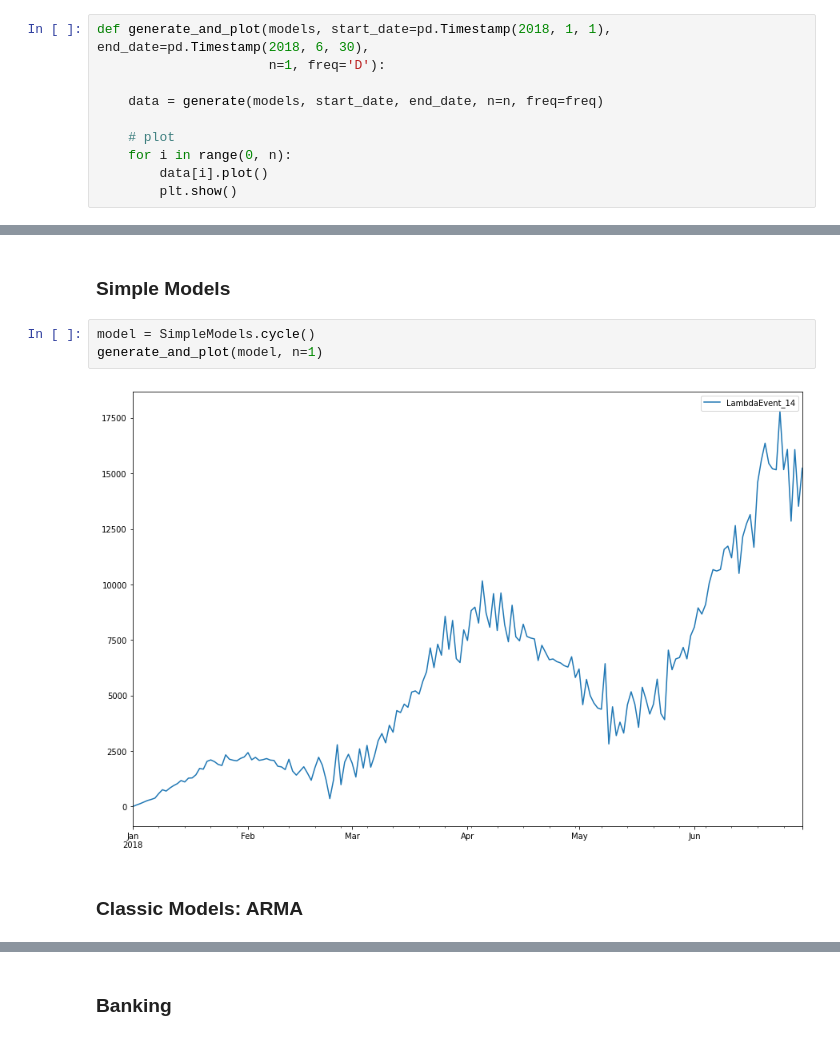
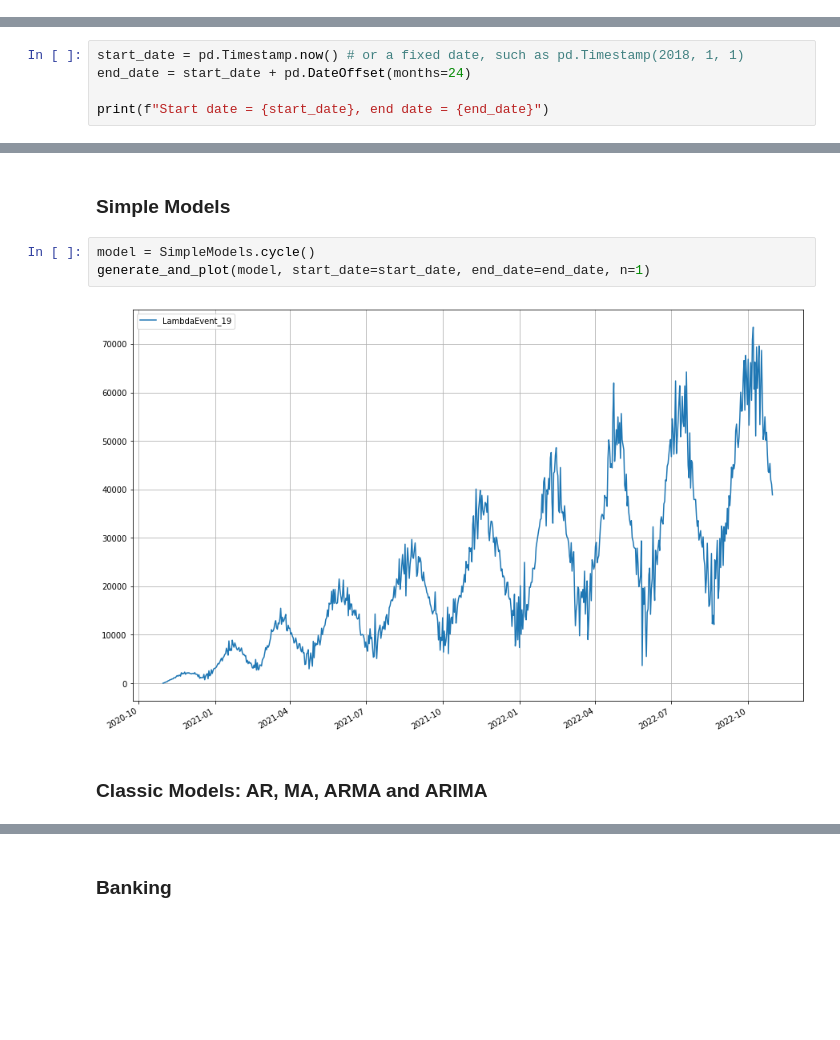
Before and after one commit to paulosalem/time-blender, a Jupyter notebook: notebooks/examples.ipynb, the cells around one changed output, grey strips where cells are left out. Drawn from its saved outputs; the diff is of its cells as text; blank space fills up the shorter version.

Commit message:
Improves learning capabilities. Adds new (financial) modeling examples through Jupyter notebooks. Various minor code improvements.

```diff
--- a/notebooks/examples.ipynb
+++ b/notebooks/examples.ipynb
@@ -22,10 +19,0 @@ Let us define a helper function to generate and plot the models.
-# %%
-def generate_and_plot(models, start_date=pd.Timestamp(2018, 1, 1), end_date=pd.Timestamp(2018, 6, 30),
-                      n=1, freq='D'):
-
-    data = generate(models, start_date, end_date, n=n, freq=freq)
-
-    # plot
-    for i in range(0, n):
-        data[i].plot()
-        plt.show()
@@ -31,0 +22,5 @@ def generate_and_plot(models, start_date=pd.Timestamp(2018, 1, 1), end_date=pd.T
+# %%
+start_date = pd.Timestamp.now() # or a fixed date, such as pd.Timestamp(2018, 1, 1)
+end_date = start_date + pd.DateOffset(months=24)
+
+print(f"Start date = {start_date}, end date = {end_date}")
@@ -37,10 +34,10 @@ The easiest way to use TimeBlender is through the predefined models that ship wi
 ### Simple Models
 # %%
 model = SimpleModels.cycle()
-generate_and_plot(model, n=1)
+generate_and_plot(model, start_date=start_date, end_date=end_date, n=1)
 # %% [output]
-[figure, old version]
+[figure, new version]
 # %% [markdown]
-### Classic Models: ARMA
+### Classic Models: AR, MA, ARMA and ARIMA
 # %%
 model = ClassicModels.ar(4)
```
Also changed, not shown: parts of 31 cells of this notebook, 20 other files.
